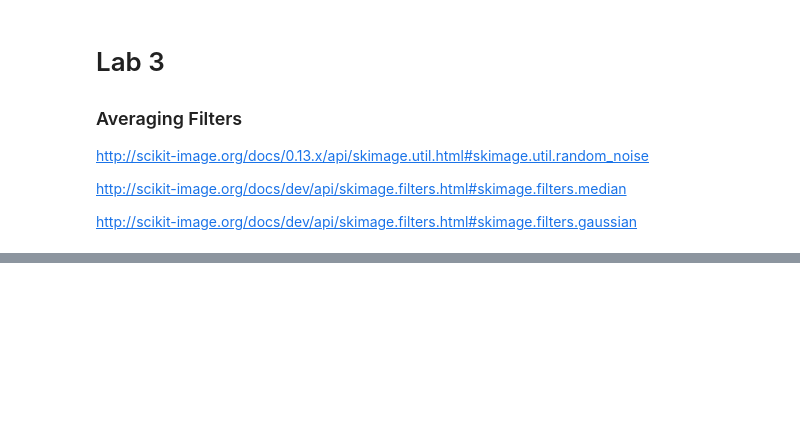
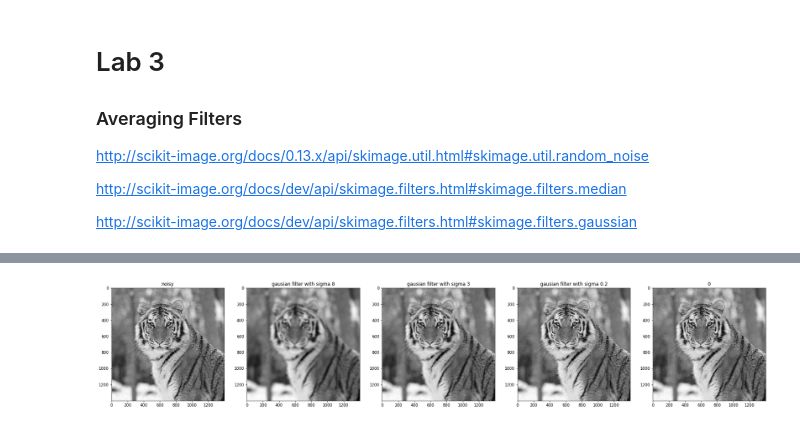
Before and after one commit to aashrafh/CMP362, a Jupyter notebook: Lab-03-Smoothing-STD/Lab_Smoothing_STD.ipynb, the cells around one changed output, grey strips where cells are left out. Drawn from its saved outputs; the diff is of its cells as text; code cells hidden in the pictures; blank space fills up the shorter version.

```diff
--- a/Lab-03-Smoothing-STD/Lab_Smoothing_STD.ipynb
+++ b/Lab-03-Smoothing-STD/Lab_Smoothing_STD.ipynb
@@ -33,0 +50,11 @@ hello
+# %%
+'''
+(2) Averaging Filter
+'''
+g1 = gaussian_filter(noisy,sigma=8)
+g2 = gaussian_filter(noisy,sigma=3)
+g3 = gaussian_filter(noisy,sigma=0.2)
+g4 = gaussian_filter(noisy,sigma=1)
+show_images([noisy,g1,g2,g3,g4],['noisy','gausian filter with sigma 8','gausian filter with sigma 3','gausian filter with sigma 0.2','0'])
+# %% [output]
+[figure, added]
```
Also changed, not shown: parts of 6 cells of this notebook, 1 other file.
